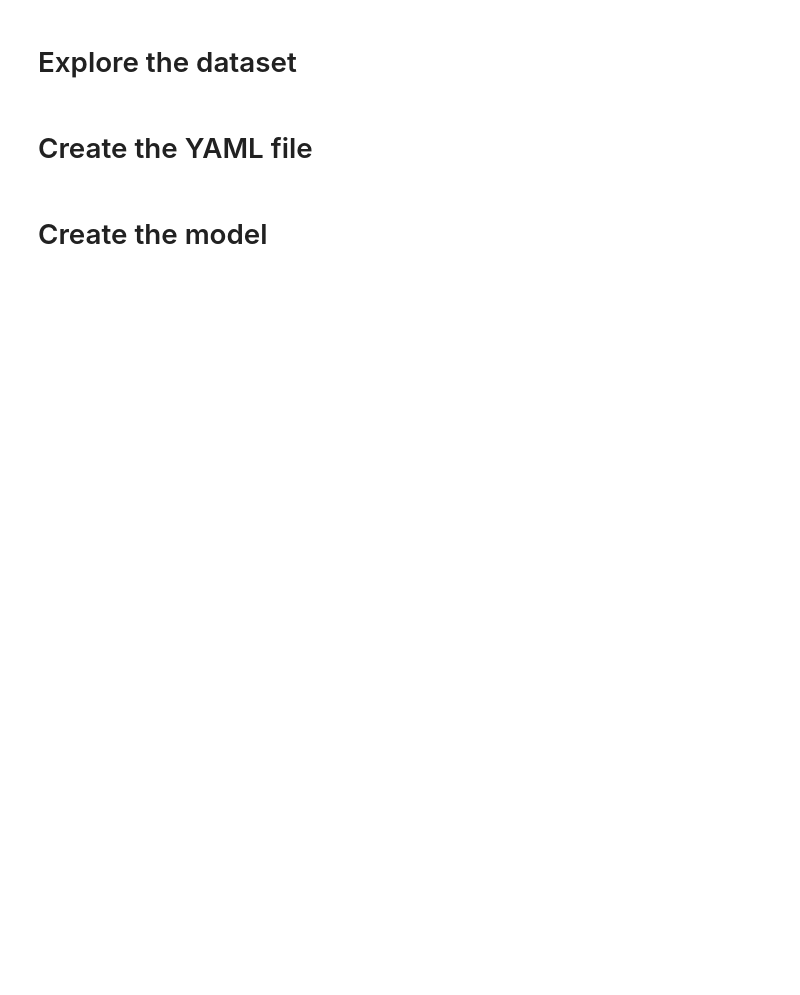
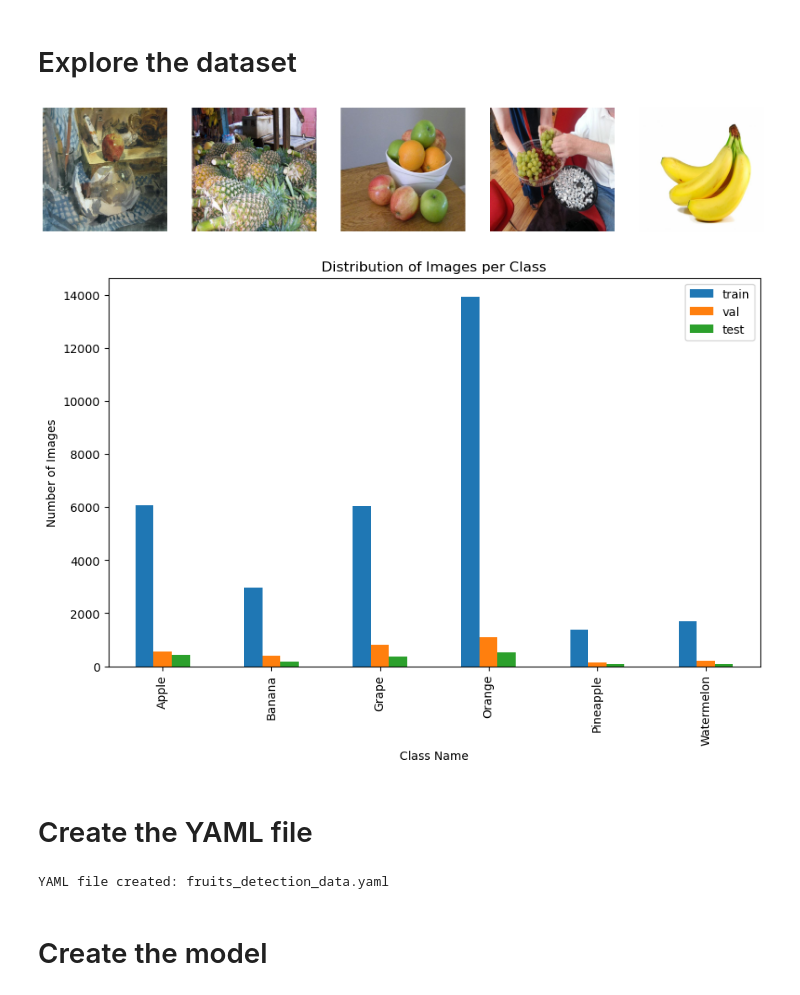
Before and after one commit to PracticumAI/computer_vision, a Jupyter notebook: object_detection_stuff.ipynb, the cells around one changed output. Saved outputs shown, nothing was run; the diff lists cells and outputs as text; code cells hidden in the pictures; blank space fills up the shorter version.

```diff
--- a/object_detection_stuff.ipynb
+++ b/object_detection_stuff.ipynb
@@ -159,27 +154,8 @@ data_path = manage_data()
 # %% [markdown]
 # Explore the dataset
-# %%
-# Download a file from Kaggle using the Kaggle API into the datasets folder
-
-# Check if the Kaggle API key is present
-if os.path.exists('kaggle.json'):
-    # Load the Kaggle API key
-    with open('kaggle.json', 'r') as f:
-        kaggle = json.load(f)
-    # Save the Kaggle API key to the environment
-    os.environ['KAGGLE_USERNAME'] = kaggle['username']
-    os.environ['KAGGLE_KEY'] = kaggle['key']
-    # Download the dataset
-    os.system('kaggle datasets download lakshaytyagi01/fruit-detection -p datasets')
-else:
-    print('Please upload your Kaggle API key to this notebook.')
-
-# Unzip the downloaded file
-with zipfile.ZipFile('datasets/fruit-detection.zip', 'r') as zip_ref:
-    zip_ref.extractall('datasets')
 # %%
 # Assign the path to the dataset
-data_dir = r"data/fruits_detection"
+data_dir = r"datasets/fruits_detection"
 
 # Make a histogram of the number of images in each class
 def explore_data(data_dir, show_picture=True, show_hist=True):
@@ -210,33 +186,36 @@ def explore_data(data_dir, show_picture=True, show_hist=True):
             labels_path = os.path.join(folder_path, 'labels')  # Add labels path
             for filename in os.listdir(labels_path):  # Update listdir
                 with open(os.path.join(labels_path, filename), 'r') as f:
                     for line in f:
                         class_id = int(line.split(' ')[0])  # Assuming labels are in YOLO format
                         class_counts[class_id] = class_counts.get(class_id, 0) + 1
             return class_counts
 
         train_counts = get_class_counts(os.path.join(data_dir, 'train'))  # Add os.path.join
         val_counts = get_class_counts(os.path.join(data_dir, 'valid'))
         test_counts = get_class_counts(os.path.join(data_dir, 'test'))
         class_names = ['Apple', 'Banana', 'Grape', 'Orange', 'Pineapple', 'Watermelon']
         num_classes = len(class_names)
 
         data_counts = {
             'train': pd.Series(train_counts),
             'val': pd.Series(val_counts),
             'test': pd.Series(test_counts)
         }
         df = pd.DataFrame(data_counts)
 
         df.plot.bar(figsize=(10, 6))
         plt.xlabel('Class Name')
         plt.xticks(np.arange(num_classes), class_names)
         plt.ylabel('Number of Images')
         plt.title('Distribution of Images per Class')
         plt.legend()
         plt.show()
 
 explore_data(data_dir, show_picture=True, show_hist=True)
+# %% [output]
+[figure, added]
+[figure, added]
 # %% [markdown]
 # Create the YAML file
 # %%
@@ -268,10 +247,12 @@ def create_yaml(data_dir, class_names, yaml_file='fruits_detection_data.yaml'):
 
     print(f'YAML file created: {yaml_file}')
 
-data_dir = 'data/fruits_detection'
+data_dir = 'fruits_detection'
 class_names = ['Apple', 'Banana', 'Grape', 'Orange', 'Pineapple', 'Watermelon']
 
 create_yaml(data_dir, class_names)
+# %% [output]
+YAML file created: fruits_detection_data.yaml
 # %% [markdown]
 # Create the model
 # %%
```
Also changed, not shown: parts of 5 cells of this notebook, 28 other files.
